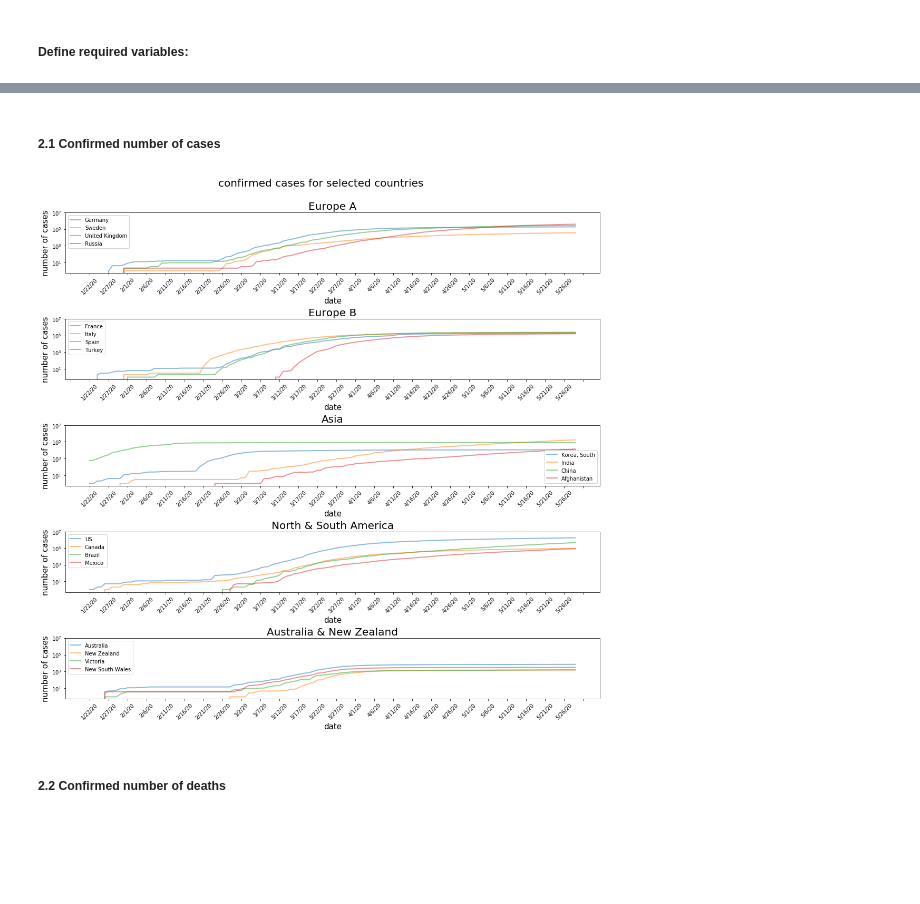
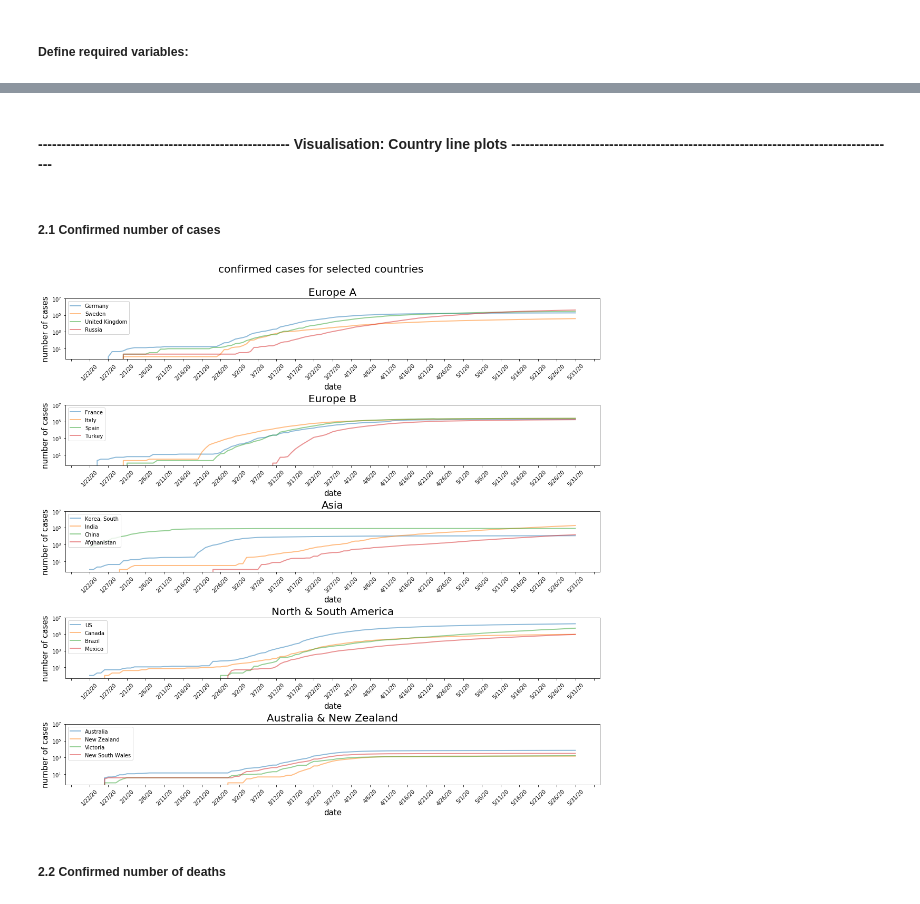
Before and after one commit to j-greggazz/Kaggle, a Jupyter notebook: covid_19/notebooks/Covid 19 comparisons & predictions for selected countries.ipynb, the cells around one changed output, grey strips where cells are left out. Saved outputs shown, nothing was run; the diff lists cells and outputs as text; code cells hidden in the pictures; blank space fills up the shorter version.

```diff
--- a/covid_19/notebooks/Covid 19 comparisons & predictions for selected countries.ipynb
+++ b/covid_19/notebooks/Covid 19 comparisons & predictions for selected countries.ipynb
@@ -408,39 +421,0 @@ def plotResults(df, labels, dict_candidates_, log_scaling = False, filtering = F
-# %%
-def plotResults(df, labels, dict_candidates_, log_scaling = False, stemplot = False, filterInputs_ = None):
-    f = plt.figure(figsize=(15,15))
-
-    for i, region in enumerate(dict_candidates_):
-        axi = f.add_subplot(str(len(dict_candidates_)) +"1" + str(i + 1))
-
-        for j, location in enumerate(dict_candidates_[region]):
-            y = df[df['Province/State'] == location].values[0][4:].tolist()
-
-            if filterInputs_ is not None:
-                Ts = filterInputs_[0]
-                order = filterInputs_[1]
-                cutoff = filterInputs_[2]
-                y = lowpass_butterworth(np.array(y), cutoff, order, Ts)
-                #df_plot["y_filtered"] = y_filtered
-                #df_plot["y_filtered"] = df_plot["y_filtered"].rolling(3).mean()
-
-            if stemplot:
-                plt.bar(x, y, alpha = 0.5, width = 0.1, label = location)
-                plt.plot(x, y,  'o')
-            else:
-                plt.plot(x, y, alpha = 0.5, linewidth = 2, label = location)
-
-        plt.xticks(rotation=45)
-        plt.xlabel("date", size = 15)
-        loc = plticker.MultipleLocator(base=5.0) # this locator puts ticks at regular intervals
-        axi.xaxis.set_major_locator(loc)
-        plt.ylabel(labels[0], size = 15)
-        plt.title(region, size = 20)
-        plt.legend(loc = "upper left")
-
-        if log_scaling:
-            axi.set_yscale('log')
-            plt.ylim([0, 10e6])
-
-    plt.suptitle(labels[1] + " for selected countries", size = 20)
-    plt.tight_layout()
-    plt.subplots_adjust(left=None, bottom=None, right=None, top=0.92, wspace=None, hspace=None)
@@ -450,11 +422,13 @@ def plotResults(df, labels, dict_candidates_, log_scaling = False, stemplot = Fa
+# %% [markdown]
+#### ------------------------------------------------------ Visualisation: Country line plots -----------------------------------------------------------------------------------
 # %% [markdown]
 ##### 2.1 Confirmed number of cases
 # %%
 log_scaling = True
 labels = ['number of cases', 'confirmed cases']
-plotResults(conf_df, labels, dict_candidates, log_scaling)
+plotResults(conf_df, x, labels, dict_candidates, log_scaling)
 # %% [output]
-[figure, old version]
+[figure, new version]
 # %% [markdown]
 ##### 2.2 Confirmed number of deaths
 # %%
```
Also changed, not shown: parts of 45 cells of this notebook.
